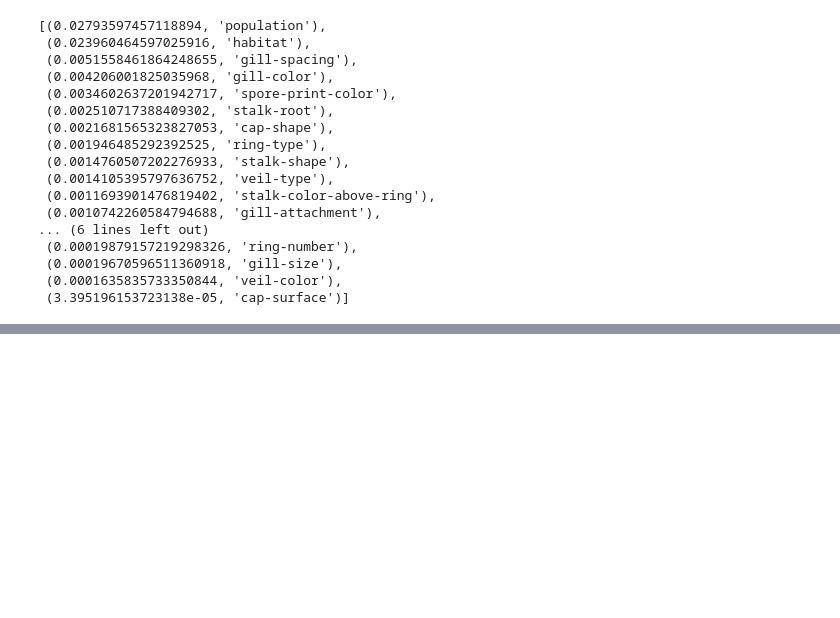
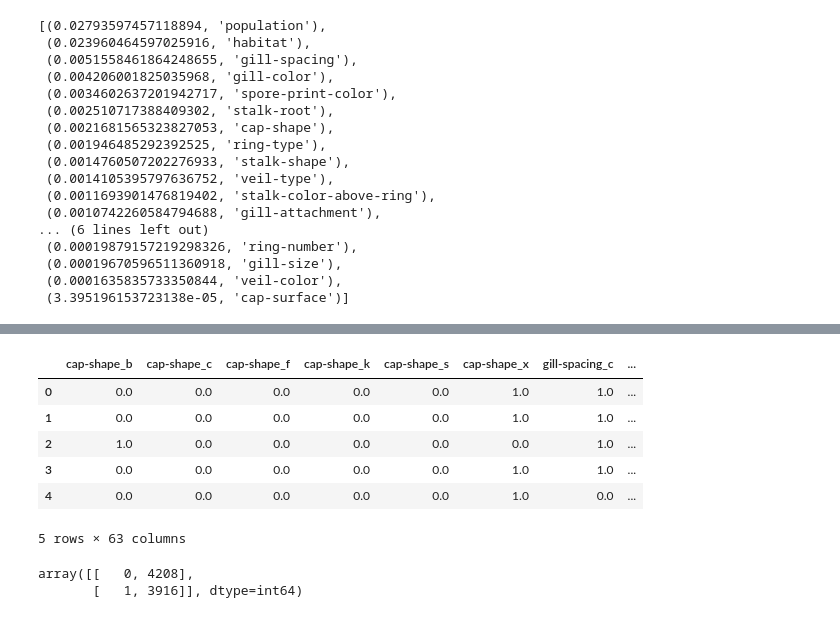
Before and after one commit to Nomadic-Shedevil/Project_4_Group_1, a Jupyter notebook: Random_Forest_Analysis.ipynb, the cells around one changed output, grey strips where cells are left out. Saved outputs shown, nothing was run; the diff lists cells and outputs as text; code cells hidden in the pictures; blank space fills up the shorter version.

```diff
--- a/Random_Forest_Analysis.ipynb
+++ b/Random_Forest_Analysis.ipynb
@@ -245,0 +294,17 @@ pickle.dump(rf_model, open('rf_model.pkl','wb'))
+# %%
+updated_X = pd.get_dummies(X,dtype=float)
+updated_X.head()
+# %% [output]
+|  | cap-shape_b | cap-shape_c | cap-shape_f | cap-shape_k | cap-shape_s | cap-shape_x | gill-spacing_c | ... |
+| 0 | 0.0 | 0.0 | 0.0 | 0.0 | 0.0 | 1.0 | 1.0 | ... |
+| 1 | 0.0 | 0.0 | 0.0 | 0.0 | 0.0 | 1.0 | 1.0 | ... |
+| 2 | 1.0 | 0.0 | 0.0 | 0.0 | 0.0 | 0.0 | 1.0 | ... |
+| 3 | 0.0 | 0.0 | 0.0 | 0.0 | 0.0 | 1.0 | 1.0 | ... |
+| 4 | 0.0 | 0.0 | 0.0 | 0.0 | 0.0 | 1.0 | 0.0 | ... |
+5 rows × 63 columns
+# %%
+values , counts = np.unique(y_encoded, return_counts=True)
+np.asarray((values, counts)).T
+# %% [output]
+array([[   0, 4208],
+       [   1, 3916]], dtype=int64)
```
Also changed, not shown: parts of 21 cells of this notebook, 4 other files.
